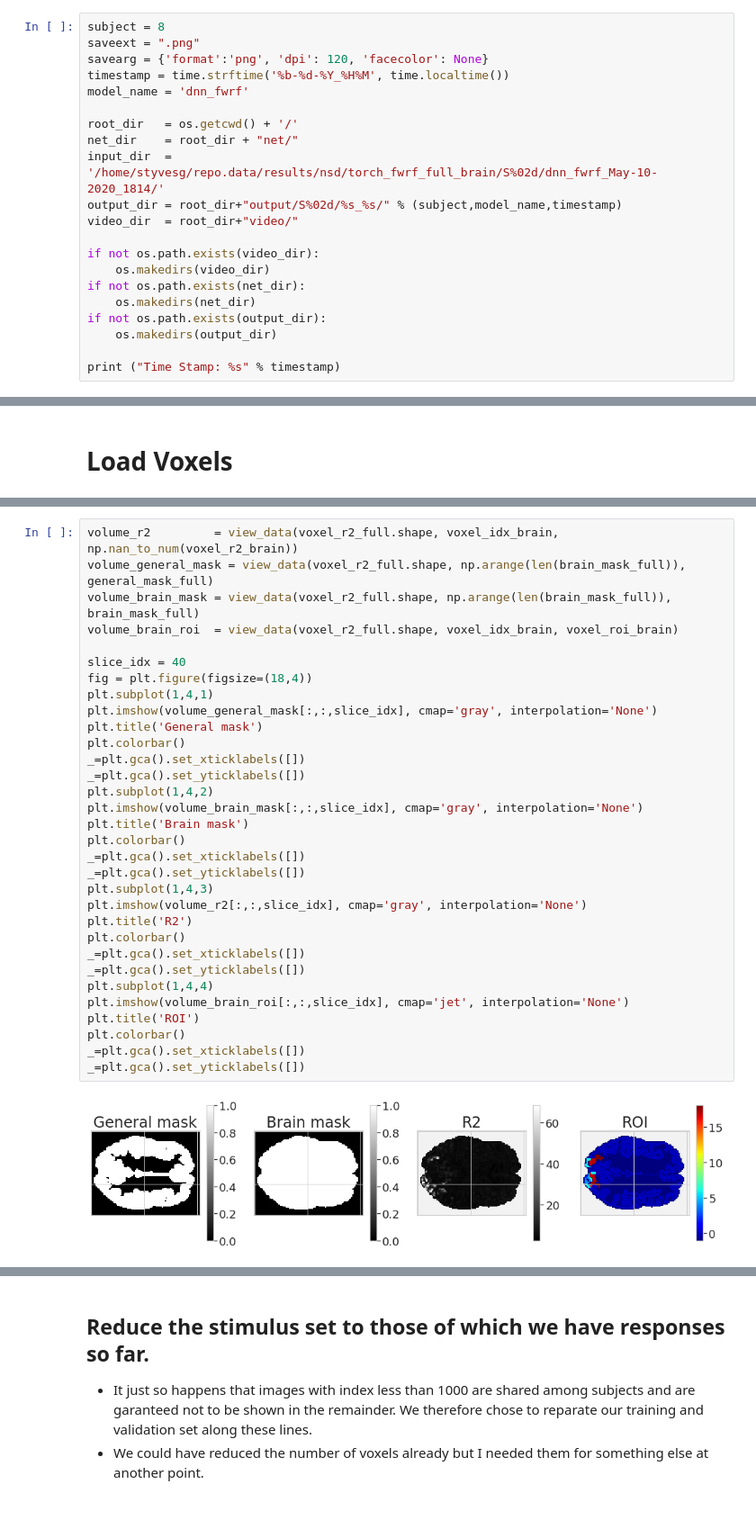
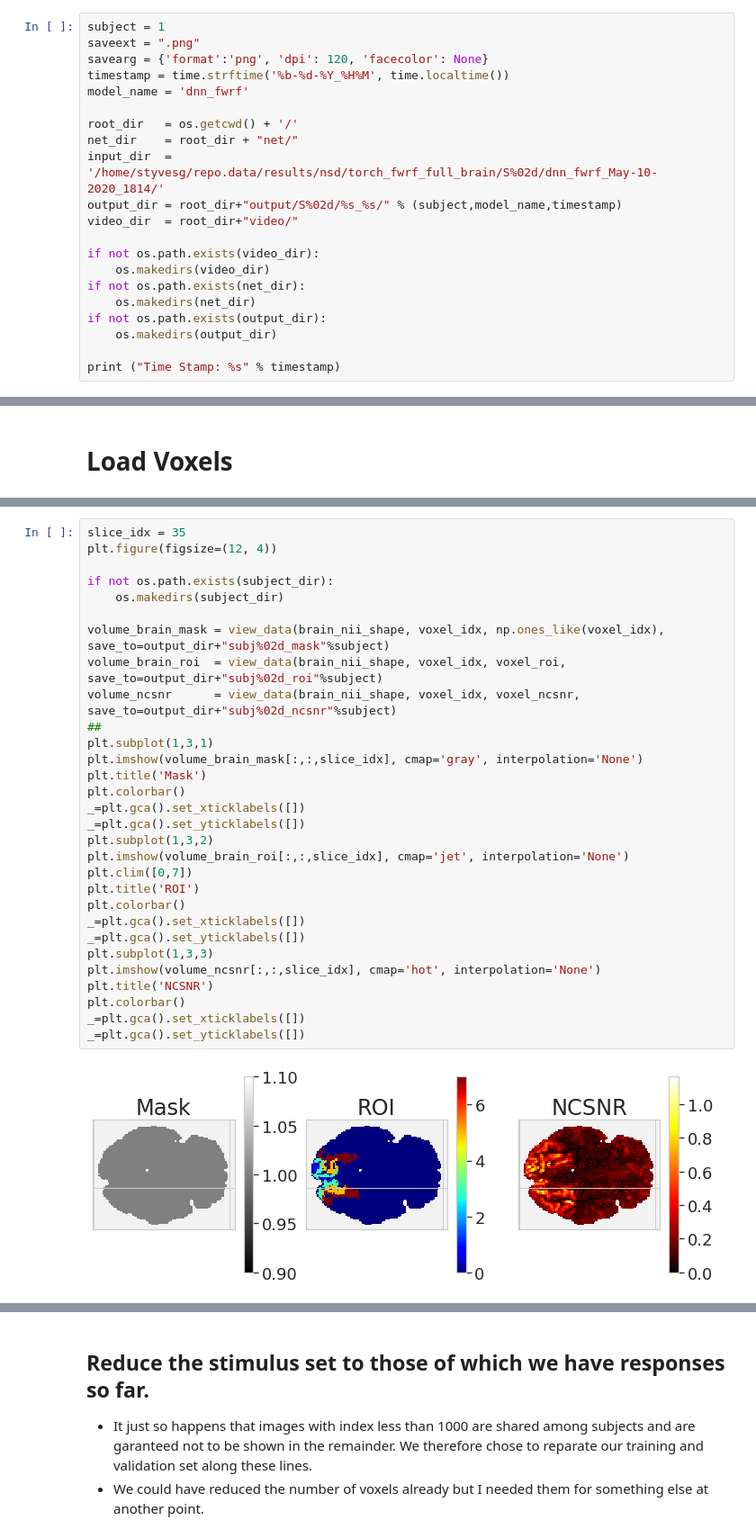
Before and after one commit to styvesg/nsd, a Jupyter notebook: torched_alexnet_fwrf.ipynb, the cells around one changed output, grey strips where cells are left out. Shown at 90% size. Drawn from its saved outputs; the diff is of its cells as text; blank space fills up the shorter version.

```diff
--- a/torched_alexnet_fwrf.ipynb
+++ b/torched_alexnet_fwrf.ipynb
@@ -60,5 +60,5 @@ savearg = {'format':'png', 'dpi': 120, 'facecolor': 'None', 'transparent': True}
 # %%
-subject = 8
+subject = 1
 saveext = ".png"
 savearg = {'format':'png', 'dpi': 120, 'facecolor': None}
 timestamp = time.strftime('%b-%d-%Y_%H%M', time.localtime())
@@ -182,34 +160,32 @@ general mask nv =  169583
 # %%
-volume_r2         = view_data(voxel_r2_full.shape, voxel_idx_brain, np.nan_to_num(voxel_r2_brain))
-volume_general_mask = view_data(voxel_r2_full.shape, np.arange(len(brain_mask_full)), general_mask_full)
-volume_brain_mask = view_data(voxel_r2_full.shape, np.arange(len(brain_mask_full)), brain_mask_full)
-volume_brain_roi  = view_data(voxel_r2_full.shape, voxel_idx_brain, voxel_roi_brain)
+slice_idx = 35
+plt.figure(figsize=(12, 4))
 
-slice_idx = 40
-fig = plt.figure(figsize=(18,4))
-plt.subplot(1,4,1)
-plt.imshow(volume_general_mask[:,:,slice_idx], cmap='gray', interpolation='None')
-plt.title('General mask')
+if not os.path.exists(subject_dir):
+    os.makedirs(subject_dir)
+
+volume_brain_mask = view_data(brain_nii_shape, voxel_idx, np.ones_like(voxel_idx), save_to=output_dir+"subj%02d_mask"%subject)
+volume_brain_roi  = view_data(brain_nii_shape, voxel_idx, voxel_roi, save_to=output_dir+"subj%02d_roi"%subject)
+volume_ncsnr      = view_data(brain_nii_shape, voxel_idx, voxel_ncsnr, save_to=output_dir+"subj%02d_ncsnr"%subject)
+##
+plt.subplot(1,3,1)
+plt.imshow(volume_brain_mask[:,:,slice_idx], cmap='gray', interpolation='None')
+plt.title('Mask')
 plt.colorbar()
 _=plt.gca().set_xticklabels([])
 _=plt.gca().set_yticklabels([])
-plt.subplot(1,4,2)
-plt.imshow(volume_brain_mask[:,:,slice_idx], cmap='gray', interpolation='None')
-plt.title('Brain mask')
-plt.colorbar()
-_=plt.gca().set_xticklabels([])
-_=plt.gca().set_yticklabels([])
-plt.subplot(1,4,3)
-plt.imshow(volume_r2[:,:,slice_idx], cmap='gray', interpolation='None')
-plt.title('R2')
-plt.colorbar()
-_=plt.gca().set_xticklabels([])
-_=plt.gca().set_yticklabels([])
-plt.subplot(1,4,4)
+plt.subplot(1,3,2)
 plt.imshow(volume_brain_roi[:,:,slice_idx], cmap='jet', interpolation='None')
+plt.clim([0,7])
 plt.title('ROI')
 plt.colorbar()
 _=plt.gca().set_xticklabels([])
 _=plt.gca().set_yticklabels([])
+plt.subplot(1,3,3)
+plt.imshow(volume_ncsnr[:,:,slice_idx], cmap='hot', interpolation='None')
+plt.title('NCSNR')
+plt.colorbar()
+_=plt.gca().set_xticklabels([])
+_=plt.gca().set_yticklabels([])
 # %% [output]
-[figure, old version]
+[figure, new version]
```
Also changed, not shown: parts of 41 cells of this notebook, 1 other file.
